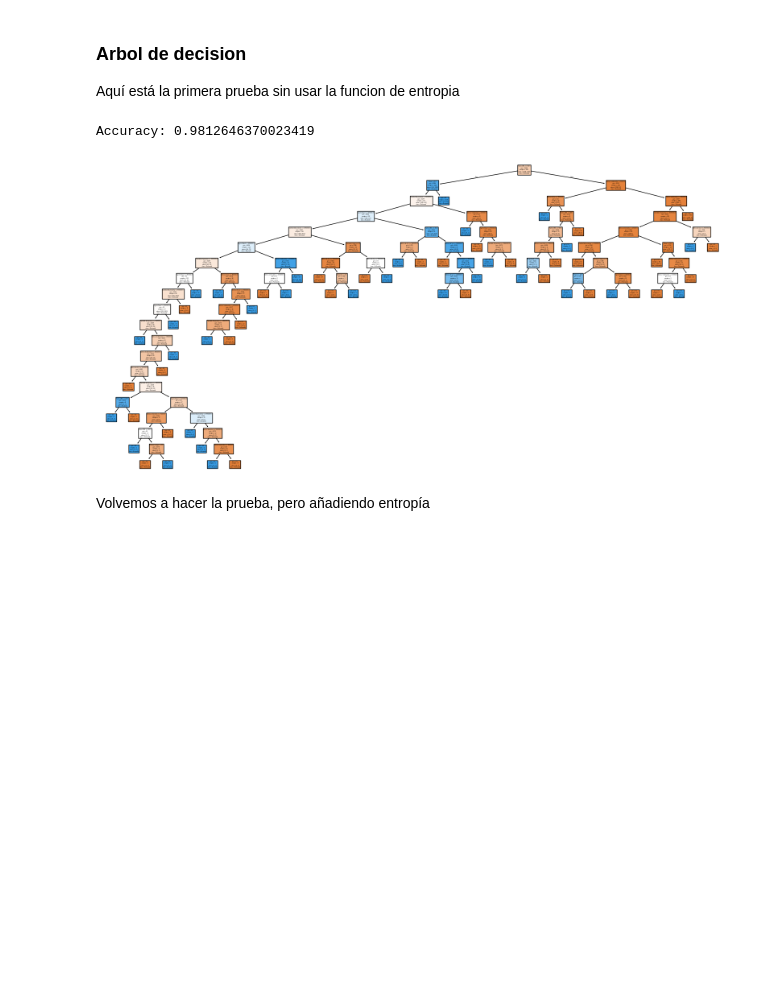
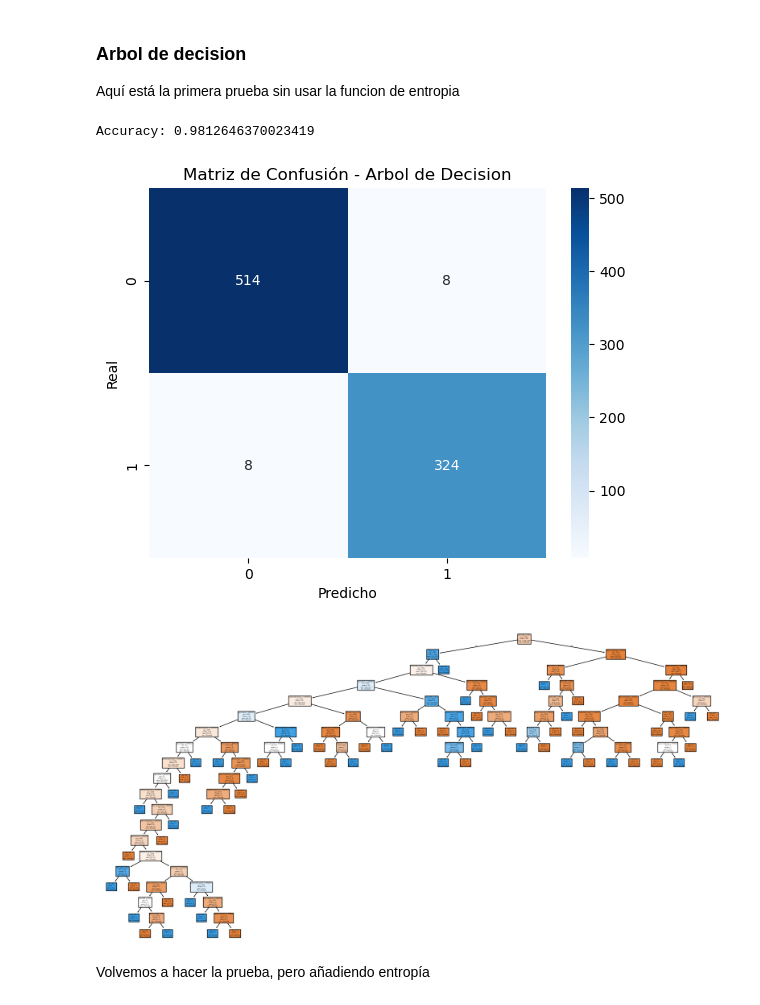
Before and after one commit to pagarc24/loan-approval-prediction, a Jupyter notebook: Notebook-PrediccionAprobadoPrestamo-Practica4-SVM.ipynb, the cells around one changed output. Cells and saved outputs as stored; diff of their text form; code cells hidden in the pictures; blank space fills up the shorter version.

Commit message:
matriz de confusion en arboles de decision y random forest arreglado

```diff
--- a/Notebook-PrediccionAprobadoPrestamo-Practica4-SVM.ipynb
+++ b/Notebook-PrediccionAprobadoPrestamo-Practica4-SVM.ipynb
@@ -263,34 +263,42 @@ Aquí está la primera prueba sin usar la funcion de entropia
 # %%
 from sklearn.tree import DecisionTreeClassifier
 from sklearn.tree import DecisionTreeRegressor
 from sklearn.tree import plot_tree
 import matplotlib.pyplot as plt
 
-from sklearn.metrics import accuracy_score
-from sklearn.metrics import confusion_matrix
+
 
 data= pd.read_csv('dataset_clean.csv')
 
 x= data.drop(columns= ['Prestamo rechazado']) #Columnas de entrada
 y= data['Prestamo rechazado'] #Columna de salida
 x_train, x_test, y_train, y_test = tts(x, y, test_size=0.2, random_state=30) #Dividimos el dataset en un 80% de train y 20% de test
 
 
 arbol_decision= DecisionTreeClassifier(random_state=30)
 arbol_decision.fit(x_train, y_train) #Entrenamos el modelo
 prediction= arbol_decision.predict(x_test) #Hacemos la prediccion de pertenecer a una clase
 
 print(f"Accuracy: {accuracy_score(y_test, prediction)}")  #Comprobamos la exactitud del modelo
 
+#Matriz de confusion
+cm = confusion_matrix(y_test, prediction)
+sns.heatmap(cm, annot=True, fmt='d', cmap='Blues')
+plt.title('Matriz de Confusión - Arbol de Decision')
+plt.xlabel('Predicho')
+plt.ylabel('Real')
+plt.show()
 
+#Visualizamos el arbol
 plt.figure(figsize=(20, 10))
 plot_tree(arbol_decision, feature_names=x.columns, class_names=['Rechazado', 'Aceptado'], filled= True)
 
 plt.savefig('arbol1.png')  # Guardar la imagen
 plt.show()
 # %% [output]
 Accuracy: 0.9812646370023419
-[figure, old version]
+[figure, new version]
+[figure, added]
 # %% [markdown]
 Volvemos a hacer la prueba, pero añadiendo entropía
 # %%
```
Also changed, not shown: parts of 5 cells of this notebook.
